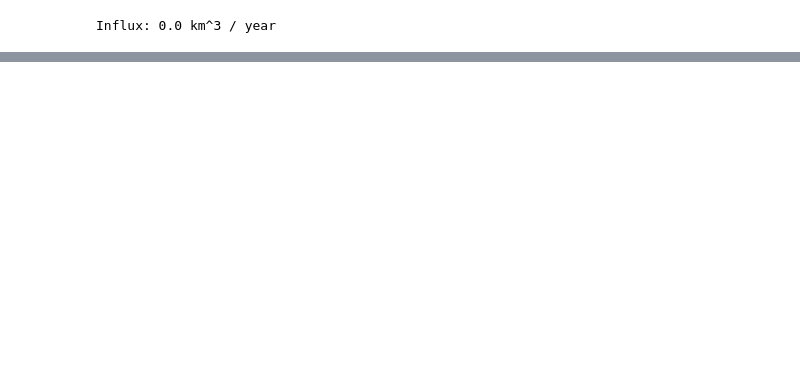
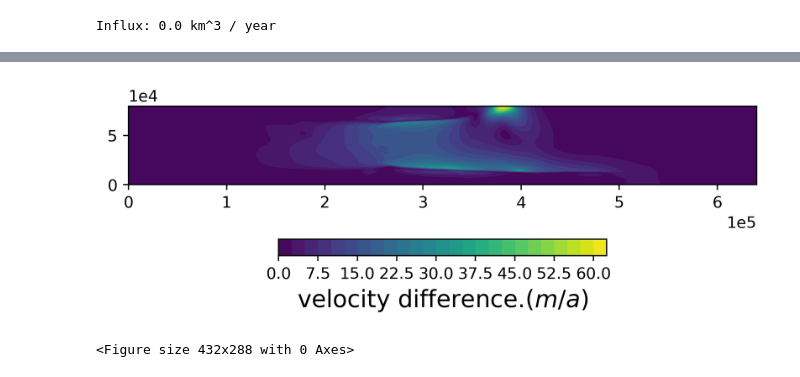
Before and after one commit to hoffmaao/mismip-modified, a Jupyter notebook: modified mismip+.ipynb, the cells around one changed output, grey strips where cells are left out. Saved outputs shown, nothing was run; the diff lists cells and outputs as text; code cells hidden in the pictures; blank space fills up the shorter version.

```diff
--- a/modified mismip+.ipynb
+++ b/modified mismip+.ipynb
@@ -366,7 +368,7 @@ V4 = firedrake.VectorFunctionSpace(
 
 
 x, y, ζ = firedrake.SpatialCoordinate(mesh)
-u_initial = firedrake.interpolate((1 - 0.5 * (1 - ζ)**2) * u, V4)
+u_initial = firedrake.interpolate((1 - 0.5 * (1 - ζ)**2) * u0, V4)
 u=firedrake.interpolate(u_initial,V4)
 # %%
 def friction(**kwargs):
@@ -398,8 +400,8 @@ opts = {
 }
 flow_solver = icepack.solvers.FlowSolver(flow_model, **opts)
 # %%
-final_time = 5000
-dt = 2.
+final_time = 10
+dt = 1/2
 h, s, u = run_simulation(
     flow_solver, C, h, s, u, final_time, dt
 )
@@ -429,2 +408,14 @@ fig.colorbar(triangles, fraction=0.01, pad=0.046);
+# %%
+
+fig, axes = icepack.plot.subplots(dpi=400)
+contours = icepack.plot.tricontourf(firedrake.interpolate(u-u0,V4), 25, axes=axes)
+CS=plt.colorbar(contours, ax=axes, orientation='horizontal', pad=0.15,fraction=.045)
+CS.set_label(r'velocity difference.($m/a$)',fontsize=15)
+plt.tight_layout()
+plt.show(fig)
+plt.savefig('figures/fig04/velocity_fit.png')
+# %% [output]
+[figure, added]
+<Figure size 432x288 with 0 Axes>
 # %%
 with firedrake.DumbCheckpoint(
```
Also changed, not shown: parts of 19 cells of this notebook, 10 other files.
